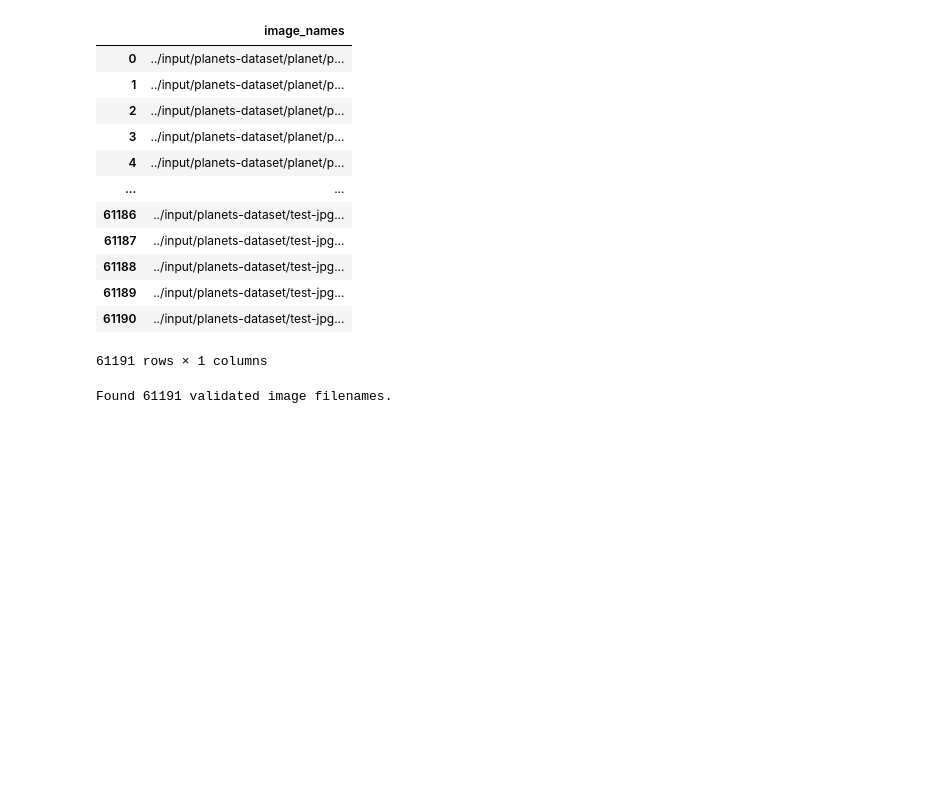
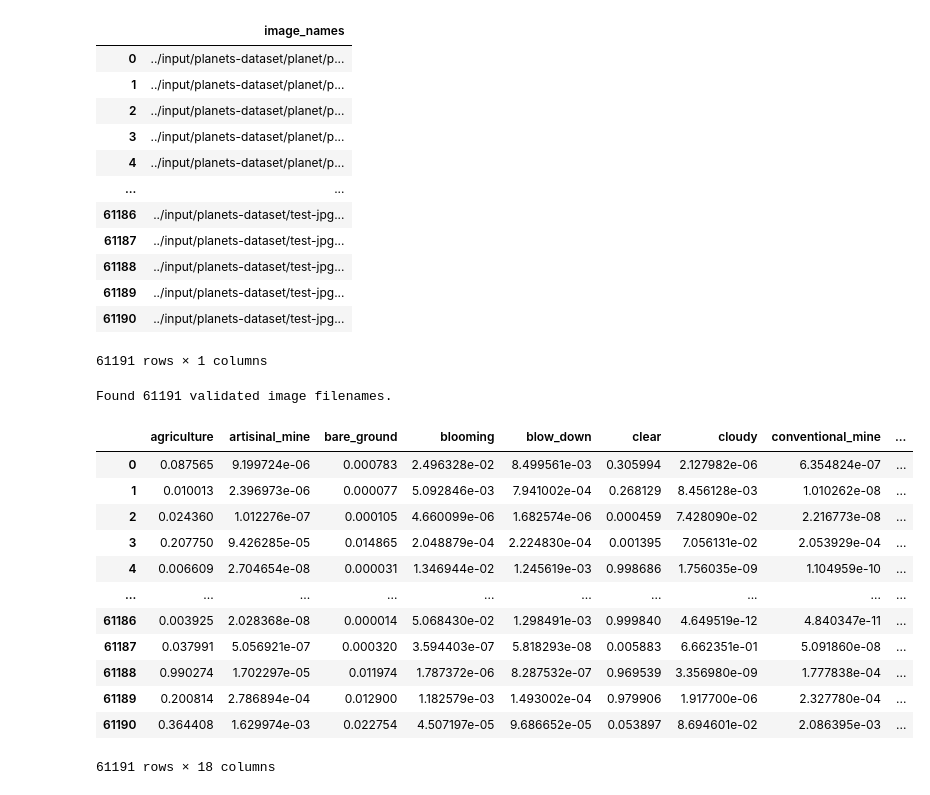
Before and after one commit to Osei365/Hamoye-assignment_1, a Jupyter notebook: staged_competition.ipynb, the cells around one changed output. Cells and saved outputs as stored; diff of their text form; code cells hidden in the pictures; blank space fills up the shorter version.

```diff
--- a/staged_competition.ipynb
+++ b/staged_competition.ipynb
@@ -206,6 +207,10 @@ gc.collect()
 # %%
 # load model
 model = VGG16(include_top = False, input_shape= (128, 128, 3))
+
+# define droputs
+dropout1 = Dropout(0.2)
+dropout2 = Dropout(0.2)
 
 # mark loaded layers as not trainable
 for layer in model.layers:
@@ -218,13 +223,19 @@ model.get_layer('block5_conv3').trainable = True
 model.get_layer('block5_pool').trainable= True
 
 # add new classifier layers
-flat1 = Flatten()(model.layers[-1].output)
+conv_layer2 = Conv2D(64, (3,3), padding='same', activation = 'relu')(model.layers[-1].output)
+conv_layer3 = Conv2D(64, (3,3), padding='same', activation = 'relu')(conv_layer2)
+pool_layer2 = MaxPooling2D(pool_size=(2,2))(conv_layer3)
+x = dropout1(pool_layer2)
+flat1 = Flatten()(x)
 class1 = Dense(128, activation='relu')(flat1)
-output = Dense(17, activation='sigmoid')(class1)
+class_dropout = dropout2(class1)
+output = Dense(17, activation='sigmoid')(class_dropout)
 
 # define new model
 model = Model(inputs=model.inputs, outputs=output)
-
+opt = Adam(lr=0.001)
+reduc_lr = ReduceLROnPlateau(monitor = 'val_loss', factor= 0.2, patience=5, min_lr = 0.001)
 # compile model
 model.compile(optimizer= 'adam', loss = 'binary_crossentropy', metrics = [fbeta])
 # %% [output]
@@ -303,3 +311,19 @@ predictions['image_name'] = test_labels['image_names'].apply(lambda x: x.split('
+# %%
+predictions
+# %% [output]
+|  | agriculture | artisinal_mine | bare_ground | blooming | blow_down | clear | cloudy | conventional_mine | ... |
+| 0 | 0.087565 | 9.199724e-06 | 0.000783 | 2.496328e-02 | 8.499561e-03 | 0.305994 | 2.127982e-06 | 6.354824e-07 | ... |
+| 1 | 0.010013 | 2.396973e-06 | 0.000077 | 5.092846e-03 | 7.941002e-04 | 0.268129 | 8.456128e-03 | 1.010262e-08 | ... |
+| 2 | 0.024360 | 1.012276e-07 | 0.000105 | 4.660099e-06 | 1.682574e-06 | 0.000459 | 7.428090e-02 | 2.216773e-08 | ... |
+| 3 | 0.207750 | 9.426285e-05 | 0.014865 | 2.048879e-04 | 2.224830e-04 | 0.001395 | 7.056131e-02 | 2.053929e-04 | ... |
+| 4 | 0.006609 | 2.704654e-08 | 0.000031 | 1.346944e-02 | 1.245619e-03 | 0.998686 | 1.756035e-09 | 1.104959e-10 | ... |
+| ... | ... | ... | ... | ... | ... | ... | ... | ... | ... |
+| 61186 | 0.003925 | 2.028368e-08 | 0.000014 | 5.068430e-02 | 1.298491e-03 | 0.999840 | 4.649519e-12 | 4.840347e-11 | ... |
+| 61187 | 0.037991 | 5.056921e-07 | 0.000320 | 3.594403e-07 | 5.818293e-08 | 0.005883 | 6.662351e-01 | 5.091860e-08 | ... |
+| 61188 | 0.990274 | 1.702297e-05 | 0.011974 | 1.787372e-06 | 8.287532e-07 | 0.969539 | 3.356980e-09 | 1.777838e-04 | ... |
+| 61189 | 0.200814 | 2.786894e-04 | 0.012900 | 1.182579e-03 | 1.493002e-04 | 0.979906 | 1.917700e-06 | 2.327780e-04 | ... |
+| 61190 | 0.364408 | 1.629974e-03 | 0.022754 | 4.507197e-05 | 9.686652e-05 | 0.053897 | 8.694601e-02 | 2.086395e-03 | ... |
+61191 rows × 18 columns
 # %%
 def get_columns_ones(df, n):
     d = dict(zip(df.columns, list(df.iloc[n])))
```
Also changed, not shown: parts of 16 cells of this notebook, 2 other files.
